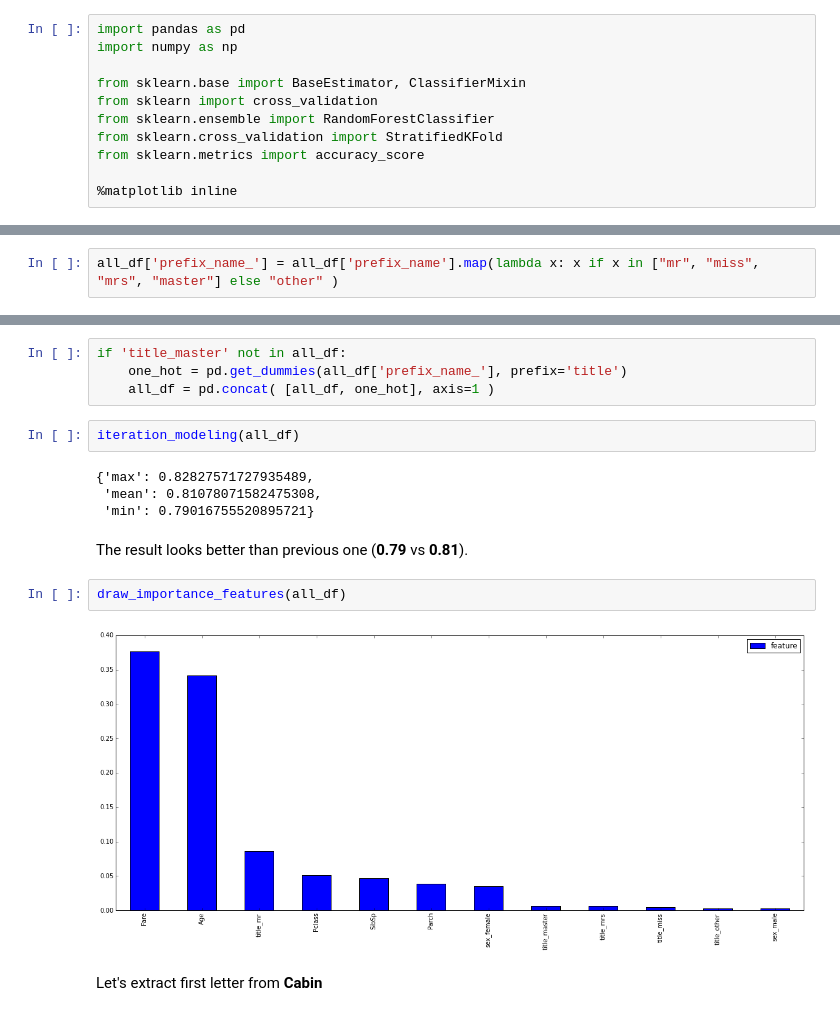
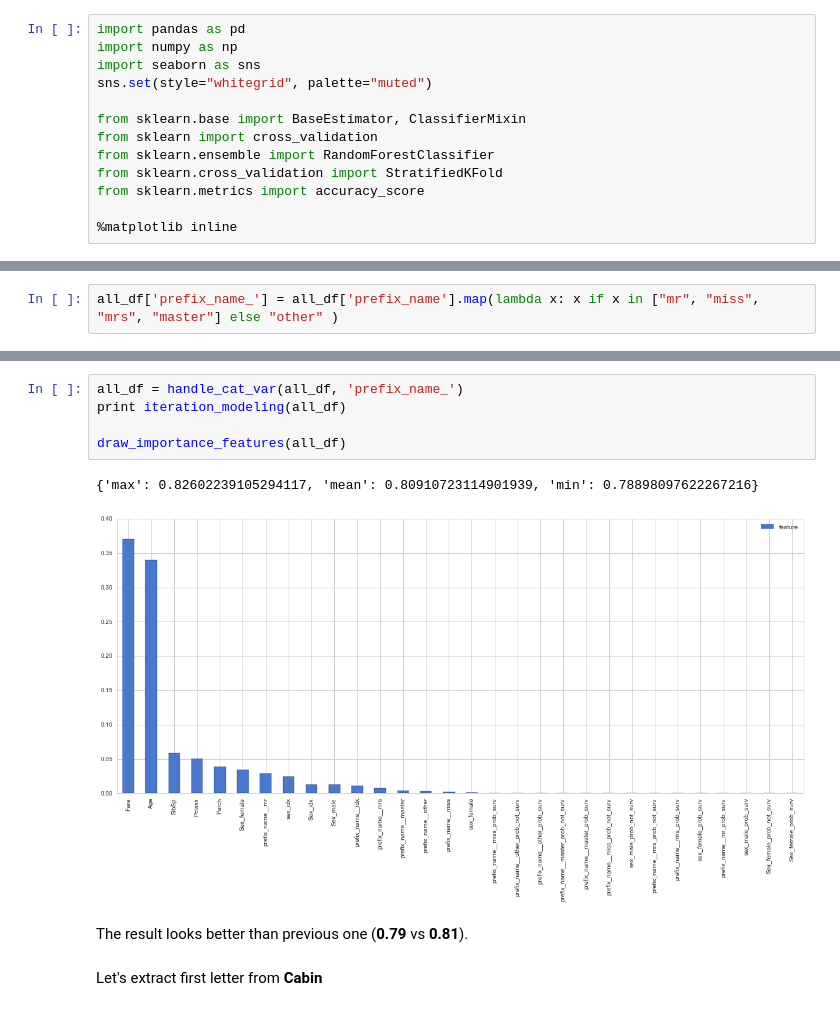
Before and after one commit to dataworkshop/titanic, a Jupyter notebook: vladimir/src/Titanic.ipynb, the cells around one changed output, grey strips where cells are left out. Cells and saved outputs as stored; diff of their text form.

```diff
--- a/vladimir/src/Titanic.ipynb
+++ b/vladimir/src/Titanic.ipynb
@@ -1,6 +1,8 @@
 # %%
 import pandas as pd
 import numpy as np
+import seaborn as sns
+sns.set(style="whitegrid", palette="muted")
 
 from sklearn.base import BaseEstimator, ClassifierMixin
 from sklearn import cross_validation
@@ -210,18 +224,12 @@ dtype: int64
-# %%
-if 'title_master' not in all_df:
-    one_hot = pd.get_dummies(all_df['prefix_name_'], prefix='title')
-    all_df = pd.concat( [all_df, one_hot], axis=1 )
-# %%
-iteration_modeling(all_df)
-# %% [output]
-{'max': 0.82827571727935489,
- 'mean': 0.81078071582475308,
- 'min': 0.79016755520895721}
+# %%
+all_df = handle_cat_var(all_df, 'prefix_name_')
+print iteration_modeling(all_df)
+
+draw_importance_features(all_df)
+# %% [output]
+{'max': 0.82602239105294117, 'mean': 0.80910723114901939, 'min': 0.78898097622267216}
+[figure, added]
 # %% [markdown]
 The result looks better than previous one (**0.79** vs **0.81**).
-# %%
-draw_importance_features(all_df)
-# %% [output]
-[figure, removed]
 # %% [markdown]
 Let's extract first letter from **Cabin**
```
Also changed, not shown: parts of 45 cells of this notebook.
